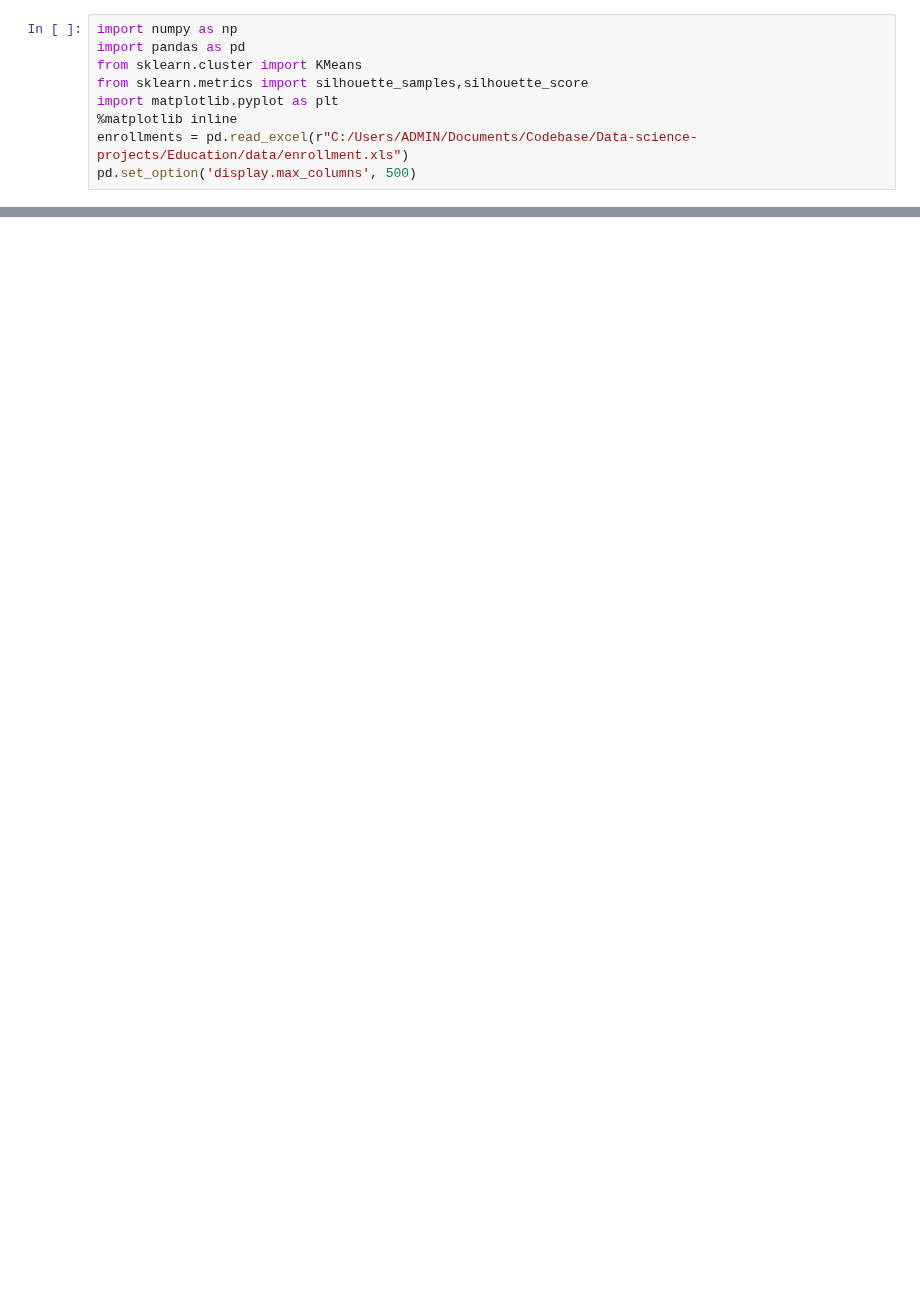
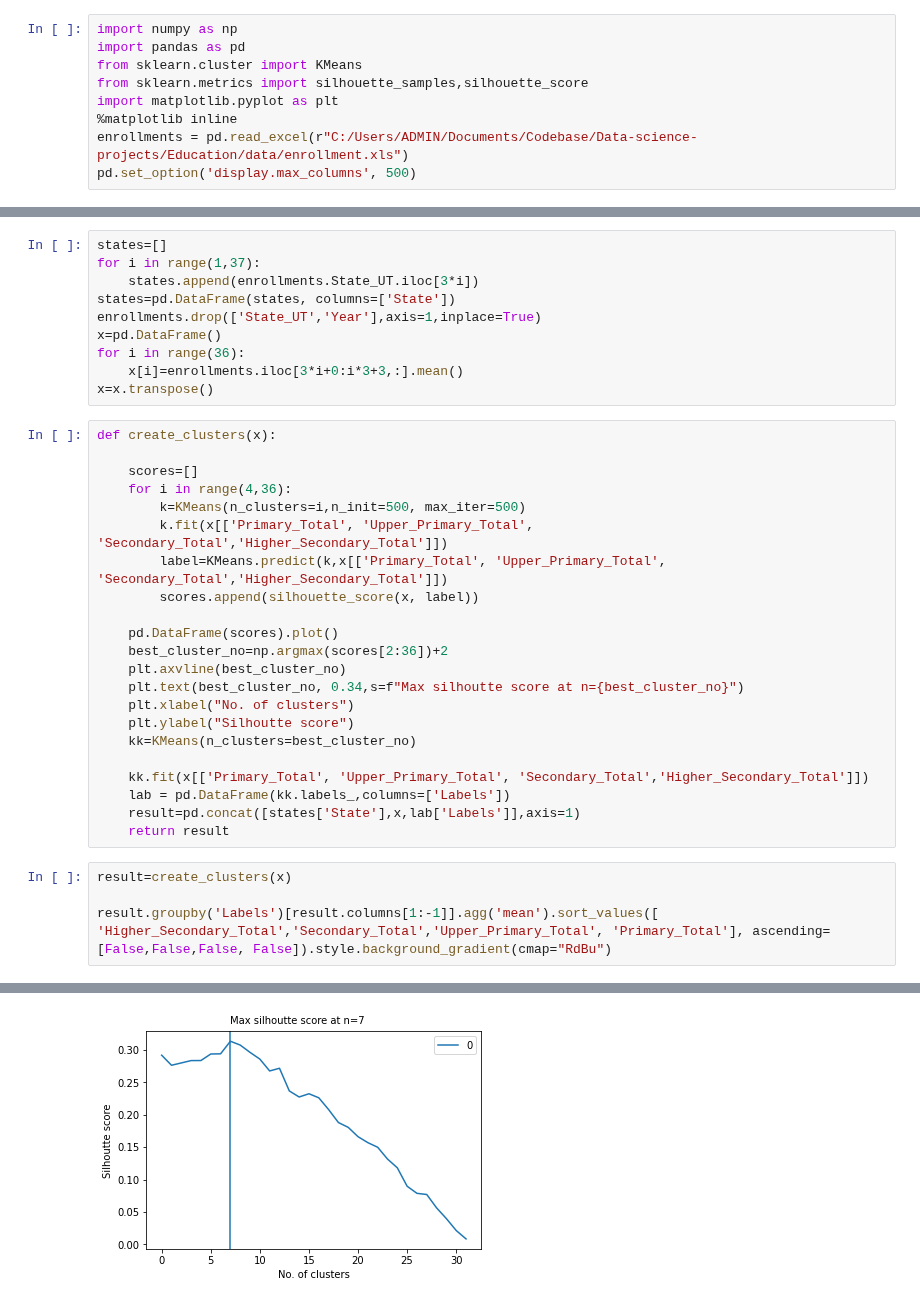
Before and after one commit to AnupamMisra/Data-science-projects, a Jupyter notebook: Education/notebooks/enrollments.ipynb, the cells around one changed output, grey strips where cells are left out. Cells and saved outputs as stored; diff of their text form; blank space fills up the shorter version.

```diff
--- a/Education/notebooks/enrollments.ipynb
+++ b/Education/notebooks/enrollments.ipynb
@@ -18,0 +24,37 @@ dropout[['Primary_Total', 'Upper_Primary_Total', 'Secondary_Total','Higher_Secon
+# %%
+states=[]
+for i in range(1,37):
+    states.append(enrollments.State_UT.iloc[3*i])
+states=pd.DataFrame(states, columns=['State'])
+enrollments.drop(['State_UT','Year'],axis=1,inplace=True)
+x=pd.DataFrame()
+for i in range(36):
+    x[i]=enrollments.iloc[3*i+0:i*3+3,:].mean()
+x=x.transpose()
+# %%
+def create_clusters(x):
+
+    scores=[]
+    for i in range(4,36):
+        k=KMeans(n_clusters=i,n_init=500, max_iter=500)
+        k.fit(x[['Primary_Total', 'Upper_Primary_Total', 'Secondary_Total','Higher_Secondary_Total']])
+        label=KMeans.predict(k,x[['Primary_Total', 'Upper_Primary_Total', 'Secondary_Total','Higher_Secondary_Total']])
+        scores.append(silhouette_score(x, label))
+
+    pd.DataFrame(scores).plot()
+    best_cluster_no=np.argmax(scores[2:36])+2
+    plt.axvline(best_cluster_no)
+    plt.text(best_cluster_no, 0.34,s=f"Max silhoutte score at n={best_cluster_no}")
+    plt.xlabel("No. of clusters")
+    plt.ylabel("Silhoutte score")
+    kk=KMeans(n_clusters=best_cluster_no)
+
+    kk.fit(x[['Primary_Total', 'Upper_Primary_Total', 'Secondary_Total','Higher_Secondary_Total']])
+    lab = pd.DataFrame(kk.labels_,columns=['Labels'])
+    result=pd.concat([states['State'],x,lab['Labels']],axis=1)
+    return result
+# %%
+result=create_clusters(x)
+
+result.groupby('Labels')[result.columns[1:-1]].agg('mean').sort_values([ 'Higher_Secondary_Total','Secondary_Total','Upper_Primary_Total', 'Primary_Total'], ascending=[False,False,False, False]).style.background_gradient(cmap="RdBu")
+# %% [output]
@@ -18,0 +70 @@ dropout[['Primary_Total', 'Upper_Primary_Total', 'Secondary_Total','Higher_Secon
+[figure, added]
```
Also changed, not shown: parts of 5 cells of this notebook, 2 other files.
